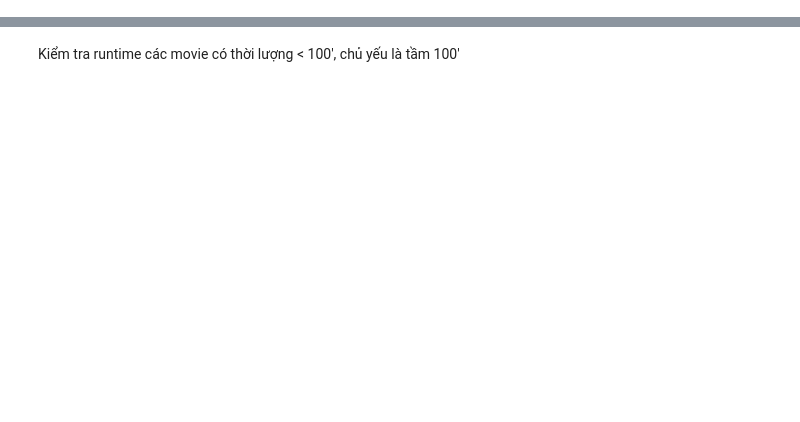
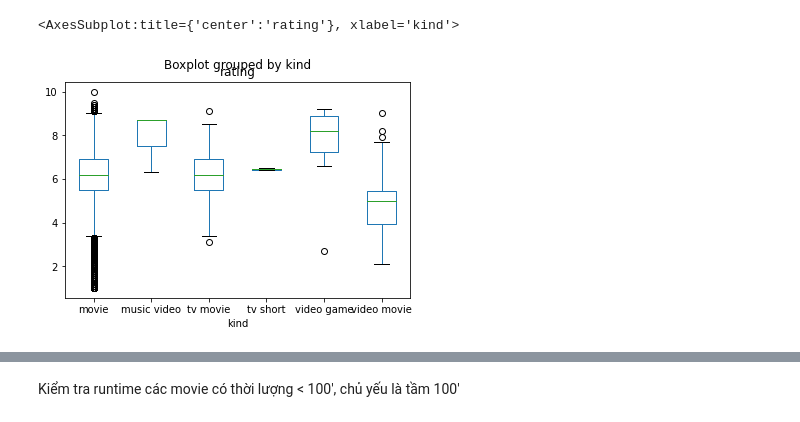
Before and after one commit to DDogeeee/movie_score_imdb, a Jupyter notebook: visualize_more.ipynb, the cells around one changed output, grey strips where cells are left out. Saved outputs shown, nothing was run; the diff lists cells and outputs as text; code cells hidden in the pictures; blank space fills up the shorter version.

```diff
--- a/visualize_more.ipynb
+++ b/visualize_more.ipynb
@@ -7,2 +42,7 @@ df = pd.read_csv('preprocess_data.csv')
 # %%
 df= df[pd.to_numeric(df['rating'], errors='coerce').notnull()]
+# %%
+df.boxplot(by='kind',column =['rating'], grid = False)
+# %% [output]
+<AxesSubplot:title={'center':'rating'}, xlabel='kind'>
+[figure, added]
```
Also changed, not shown: parts of 38 cells of this notebook.
